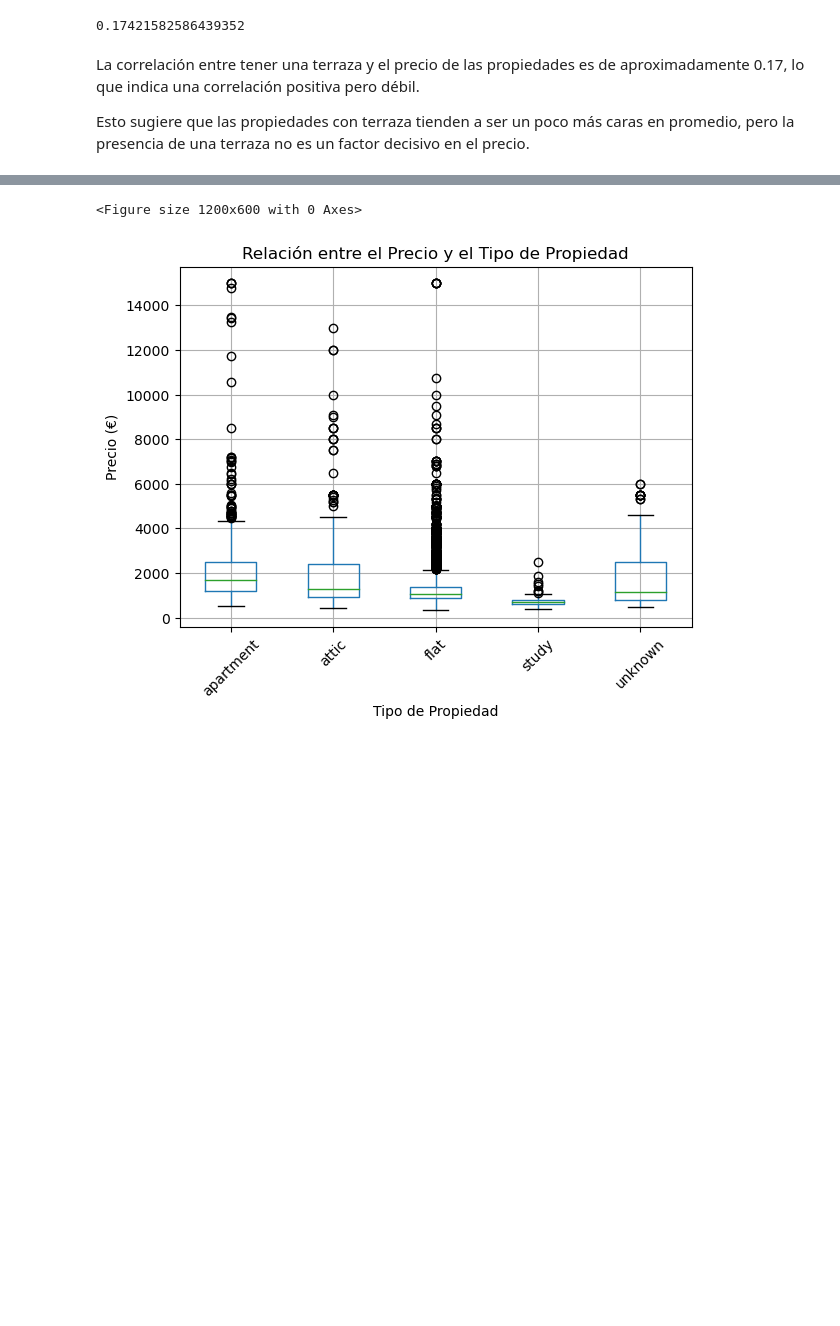
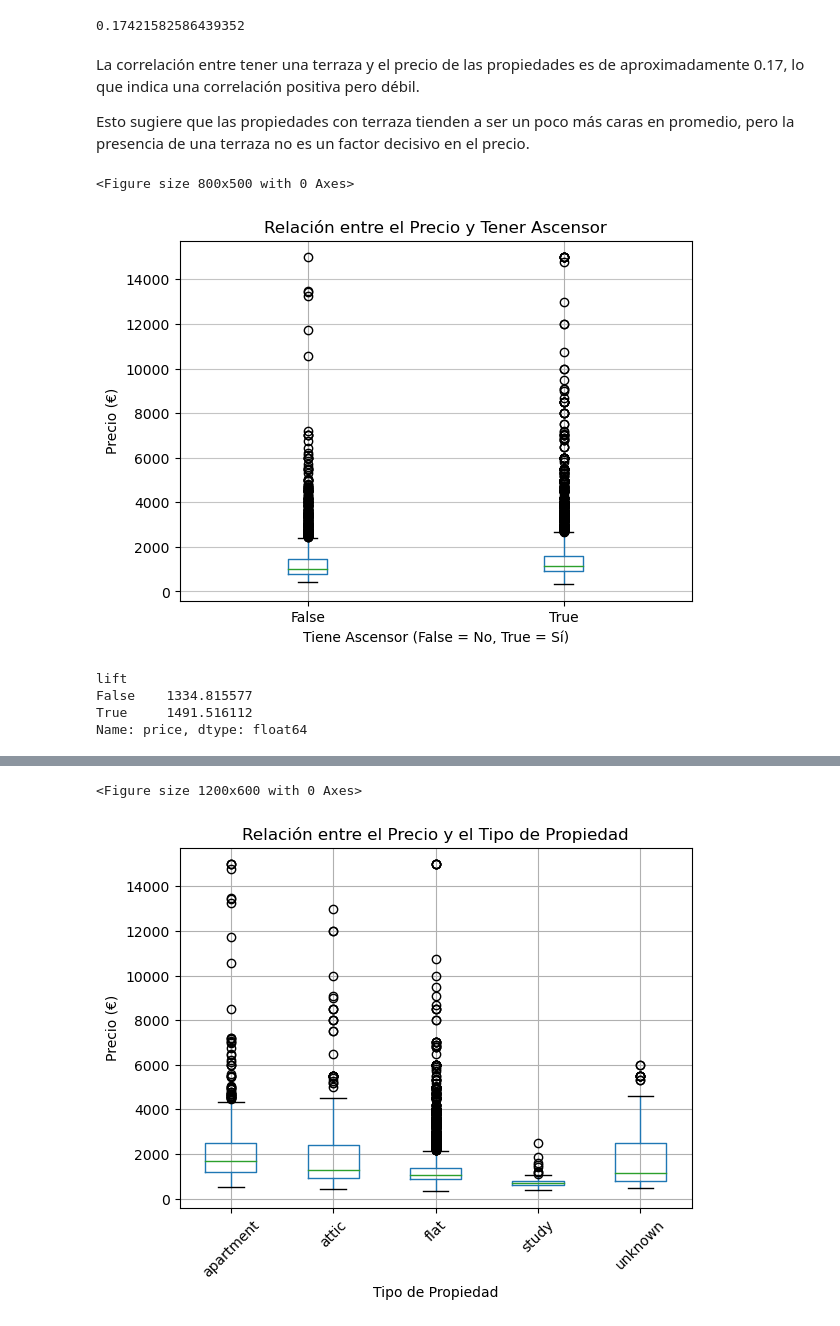
Before and after one commit to otrocarlosmartinez/PROJECT1, a Jupyter notebook: eda/EDA_guillem.ipynb, the cells around one changed output, grey strips where cells are left out. Saved outputs shown, nothing was run; the diff lists cells and outputs as text; code cells hidden in the pictures; blank space fills up the shorter version.

```diff
--- a/main_guillem.ipynb
+++ b/eda/EDA_guillem.ipynb
@@ -227,3 +228,26 @@ terrace_price_correlation
 La correlación entre tener una terraza y el precio de las propiedades es de aproximadamente 0.17, lo que indica una correlación positiva pero débil.
 
 Esto sugiere que las propiedades con terraza tienden a ser un poco más caras en promedio, pero la presencia de una terraza no es un factor decisivo en el precio.
+# %%
+# Calcular la media de precios para propiedades con y sin ascensor
+price_by_lift = df.groupby('lift')['price'].mean()
+
+# Graficar la relación entre tener ascensor y el precio
+plt.figure(figsize=(8, 5))
+df.boxplot(column='price', by='lift')
+plt.title('Relación entre el Precio y Tener Ascensor')
+plt.suptitle('')  # Eliminar el título superpuesto por defecto del boxplot
+plt.xlabel('Tiene Ascensor (False = No, True = Sí)')
+plt.ylabel('Precio (€)')
+plt.grid(axis='y', alpha=0.75)
+plt.show()
+
+# Mostrar los precios promedios por presencia de ascensor
+print(price_by_lift)
+# %% [output]
+<Figure size 800x500 with 0 Axes>
+[figure, added]
+lift
+False    1334.815577
+True     1491.516112
+Name: price, dtype: float64
```
Also changed, not shown: parts of 5 cells of this notebook, 3 other files.
